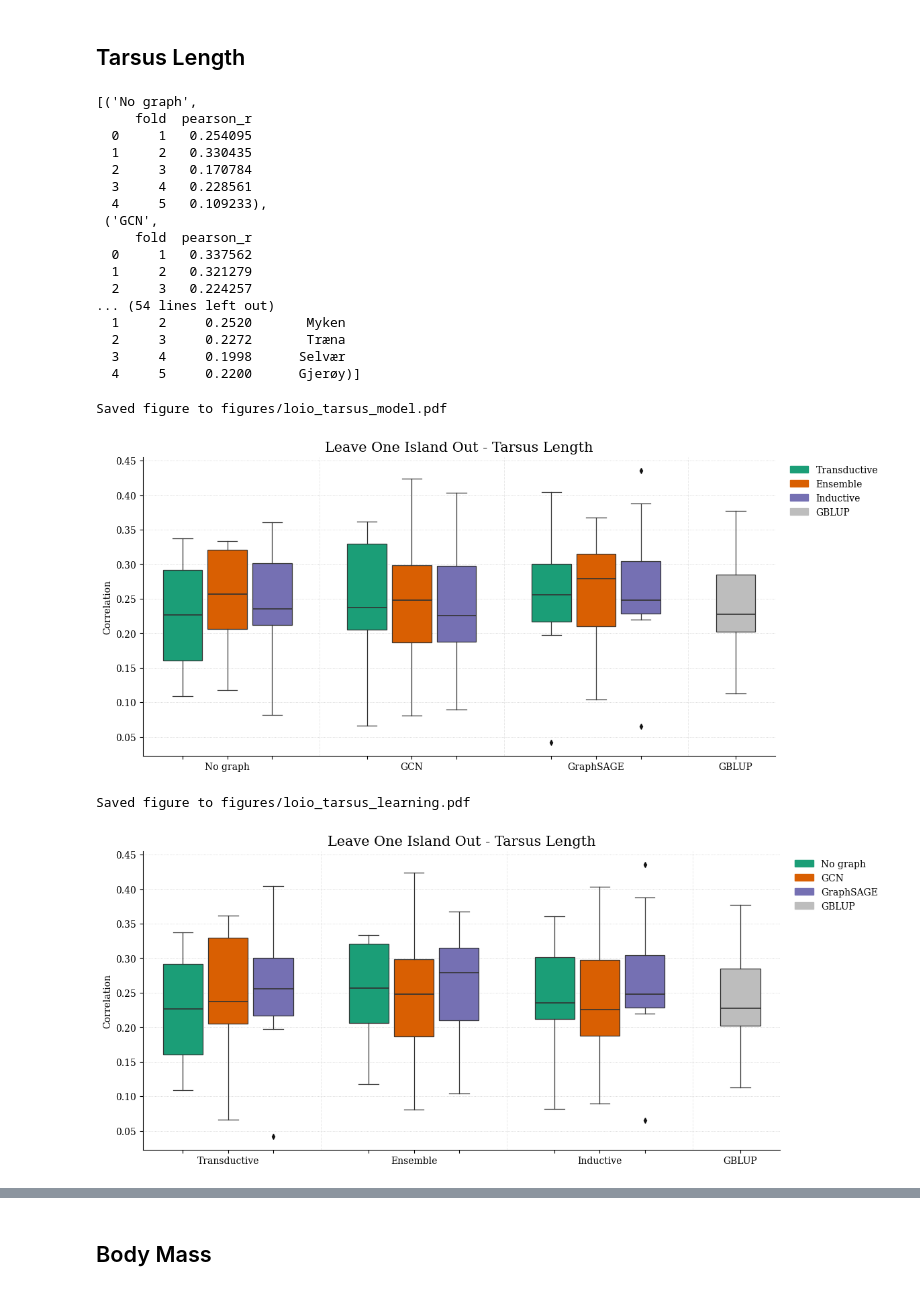
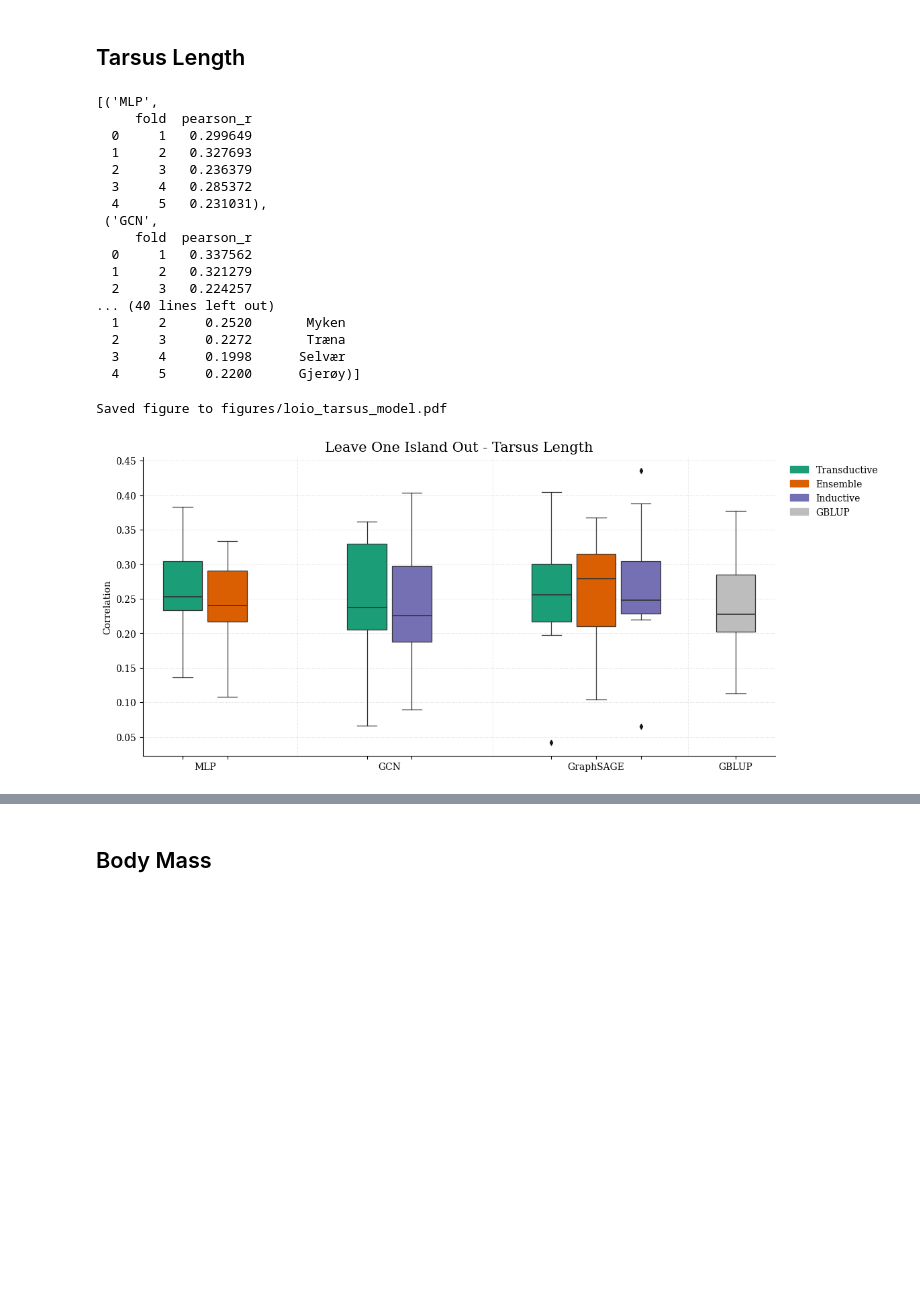
Before and after one commit to simennes/Project_thesis, a Jupyter notebook: nested_cv_analysis.ipynb, the cells around one changed output, grey strips where cells are left out. Saved outputs shown, nothing was run; the diff lists cells and outputs as text; code cells hidden in the pictures; blank space fills up the shorter version.

```diff
--- a/nested_cv_analysis.ipynb
+++ b/nested_cv_analysis.ipynb
@@ -182,7 +182,7 @@ def plot_grouped_boxes_compact(
     }
     # Define model specs (used when group_by='learning')
     model_specs = {
-        'No graph':  {'name': 'No graph',  'color': '#1b9e77'},
+        'MLP':  {'name': 'MLP',  'color': '#1b9e77'},
         'GCN':       {'name': 'GCN',       'color': '#d95f02'},
         'GraphSAGE': {'name': 'GraphSAGE', 'color': '#7570b3'},
     }
@@ -352,15 +352,13 @@ def plot_grouped_boxes_compact(
 # %% [markdown]
 ## Tarsus Length
 # %%
-labels = ['No graph', 'GCN', 'GraphSAGE', 'No graph Ensemble', 'GCN Ensemble', 'GraphSAGE Ensemble', 'GBLUP']
+labels = ['MLP', 'GCN', 'GraphSAGE', 'MLP Ensemble', 'GraphSAGE Ensemble', 'GBLUP']
 base_path = 'outputs/nested_cv/thr_tarsus/loio'
-labels_path = {'No graph': f'{base_path}/nograph_results.json',
+labels_path = {'MLP': f'{base_path}/mlp_results.json',
                'GCN': f'{base_path}/gcn_results.json',
                'GraphSAGE': f'{base_path}/sage_results.json',
-               'No graph Ensemble': f'{base_path}/ens_nograph_results.json',
-               'GCN Ensemble': f'{base_path}/ens_gcn_results.json',
+               'MLP Ensemble': f'{base_path}/mlp_ens_results.json',
                'GraphSAGE Ensemble': f'{base_path}/ens_sage_results.json',
-               'No graph Inductive': f'{base_path}/nograph_inductive_results.json',
                 'GCN Inductive': f'{base_path}/gcn_inductive_results.json',
                 'GraphSAGE Inductive': f'{base_path}/sage_inductive_results.json',
                'GBLUP': f'{base_path}/gblup_aase_results.json'}
@@ -369,19 +367,19 @@ loio_results = load_many(labels_path)
 # Show heads for sanity
 [ (r['label'], r['df'].head()) for r in loio_results ]
 # %% [output]
-[('No graph',
+[('MLP',
      fold  pearson_r
-  0     1   0.254095
-  1     2   0.330435
-  2     3   0.170784
-  3     4   0.228561
-  4     5   0.109233),
+  0     1   0.299649
+  1     2   0.327693
+  2     3   0.236379
+  3     4   0.285372
+  4     5   0.231031),
  ('GCN',
      fold  pearson_r
   0     1   0.337562
   1     2   0.321279
   2     3   0.224257
-... (54 lines left out)
+... (40 lines left out)
   1     2     0.2520       Myken
   2     3     0.2272       Træna
   3     4     0.1998      Selvær
@@ -389,20 +387,11 @@ loio_results = load_many(labels_path)
 # %%
 # after you call loio_results = load_many(labels_path)
 plot_grouped_boxes_compact(loio_results,
                    title='Leave One Island Out - Tarsus Length',
                    outfile='figures/loio_tarsus_model.pdf',
                    inner_step=0.17,
                    group_step=0.7,
                      box_width=0.15)
-plot_grouped_boxes_compact(loio_results,
-                   title='Leave One Island Out - Tarsus Length',
-                    outfile='figures/loio_tarsus_learning.pdf',
-                    inner_step=0.17,
-                    group_step=0.7,
-                    box_width=0.15,
-                    group_by='learning')
 # %% [output]
 Saved figure to figures/loio_tarsus_model.pdf
-[figure, old version]
+[figure, new version]
-Saved figure to figures/loio_tarsus_learning.pdf
-[figure, removed]
```
Also changed, not shown: parts of 16 cells of this notebook, 13 other files.
